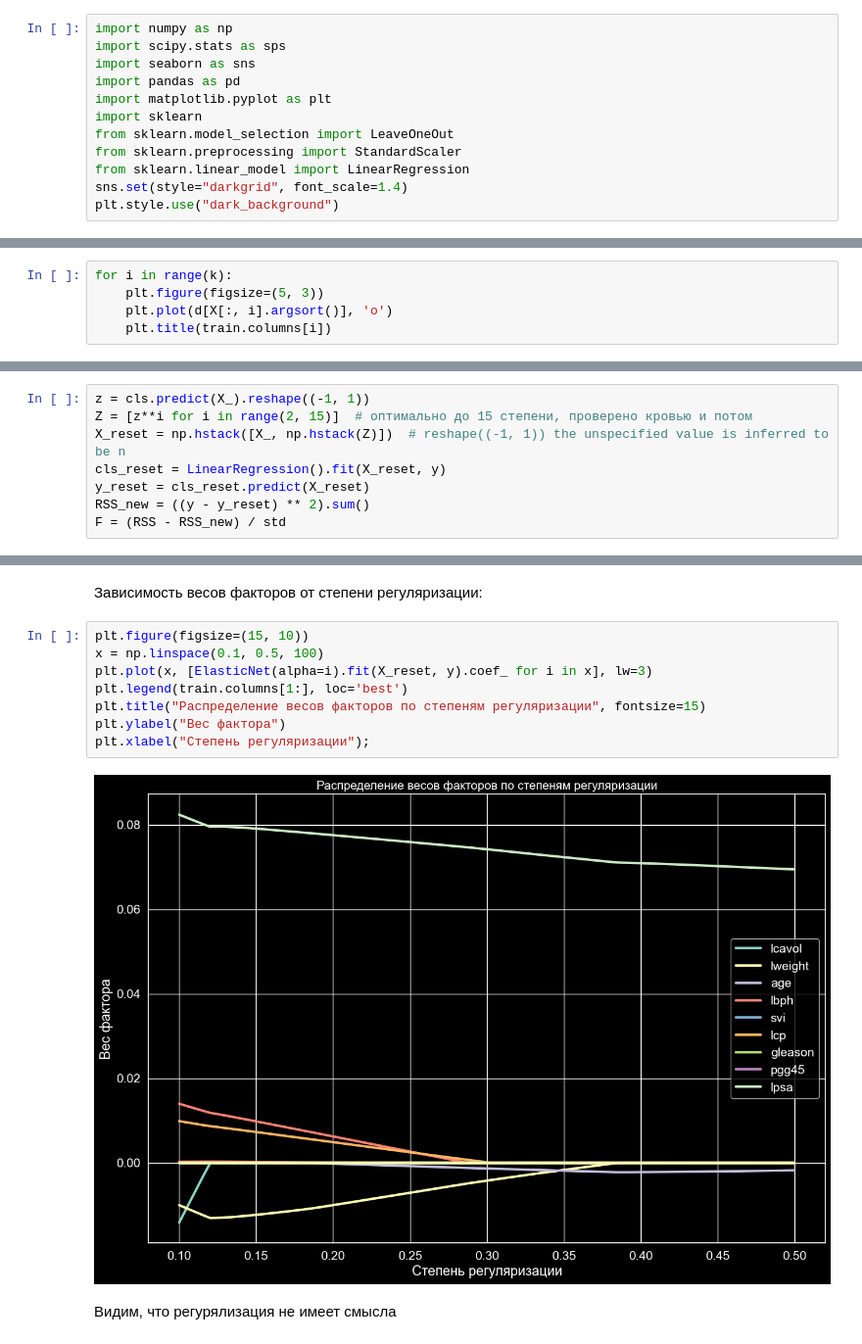
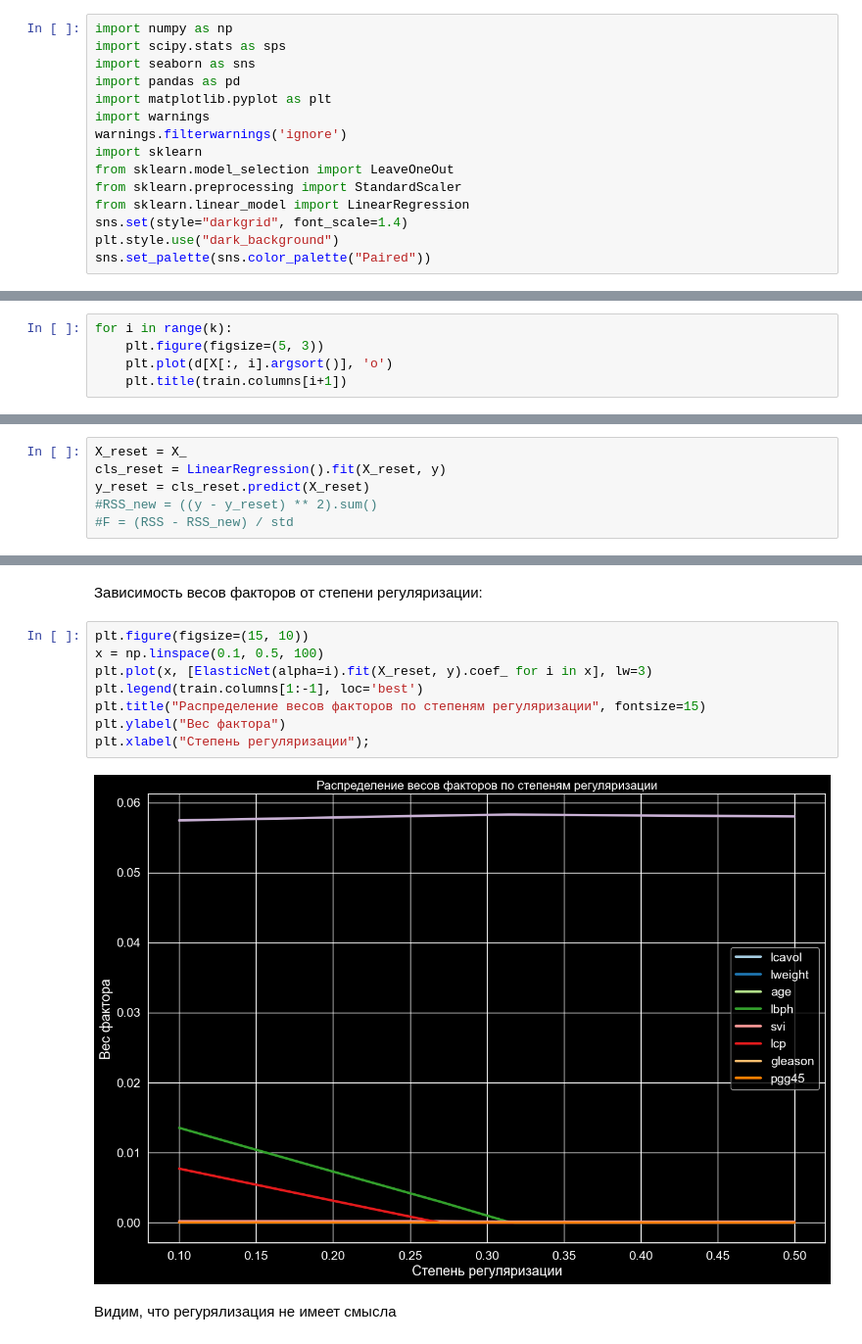
Before and after one commit to voroninip/Statistics, a Jupyter notebook: HW9/HW9.ipynb, the cells around one changed output, grey strips where cells are left out. Shown at 98% size. Saved outputs shown, nothing was run; the diff lists cells and outputs as text.

```diff
--- a/HW9/HW9.ipynb
+++ b/HW9/HW9.ipynb
@@ -26,12 +26,15 @@ import scipy.stats as sps
 import seaborn as sns
 import pandas as pd
 import matplotlib.pyplot as plt
+import warnings
+warnings.filterwarnings('ignore')
 import sklearn
 from sklearn.model_selection import LeaveOneOut
 from sklearn.preprocessing import StandardScaler
 from sklearn.linear_model import LinearRegression
 sns.set(style="darkgrid", font_scale=1.4)
 plt.style.use("dark_background")
+sns.set_palette(sns.color_palette("Paired"))
 # %% [markdown]
 # Задача 2
 # %% [markdown]
@@ -182,5 +178,5 @@ plt.xlabel('target');
 for i in range(k):
     plt.figure(figsize=(5, 3))
     plt.plot(d[X[:, i].argsort()], 'o')
-    plt.title(train.columns[i])
+    plt.title(train.columns[i+1])
 # %% [output]
@@ -393,9 +433,7 @@ plt.xlabel('target');
 # %%
-z = cls.predict(X_).reshape((-1, 1))
-Z = [z**i for i in range(2, 15)]  # оптимально до 15 степени, проверено кровью и потом
-X_reset = np.hstack([X_, np.hstack(Z)])  # reshape((-1, 1)) the unspecified value is inferred to be n
+X_reset = X_
 cls_reset = LinearRegression().fit(X_reset, y)
 y_reset = cls_reset.predict(X_reset)
-RSS_new = ((y - y_reset) ** 2).sum()
-F = (RSS - RSS_new) / std
+#RSS_new = ((y - y_reset) ** 2).sum()
+#F = (RSS - RSS_new) / std
 # %%
@@ -465,13 +494,13 @@ score_elastic
 # %%
 plt.figure(figsize=(15, 10))
 x = np.linspace(0.1, 0.5, 100)
 plt.plot(x, [ElasticNet(alpha=i).fit(X_reset, y).coef_ for i in x], lw=3)
-plt.legend(train.columns[1:], loc='best')
+plt.legend(train.columns[1:-1], loc='best')
 plt.title("Распределение весов факторов по степеням регуляризации", fontsize=15)
 plt.ylabel("Вес фактора")
 plt.xlabel("Степень регуляризации");
 # %% [output]
-[figure, old version]
+[figure, new version]
 # %% [markdown]
 Видим, что регурялизация не имеет смысла
 # %% [markdown]
```
Also changed, not shown: parts of 117 cells of this notebook, 2 other files.
